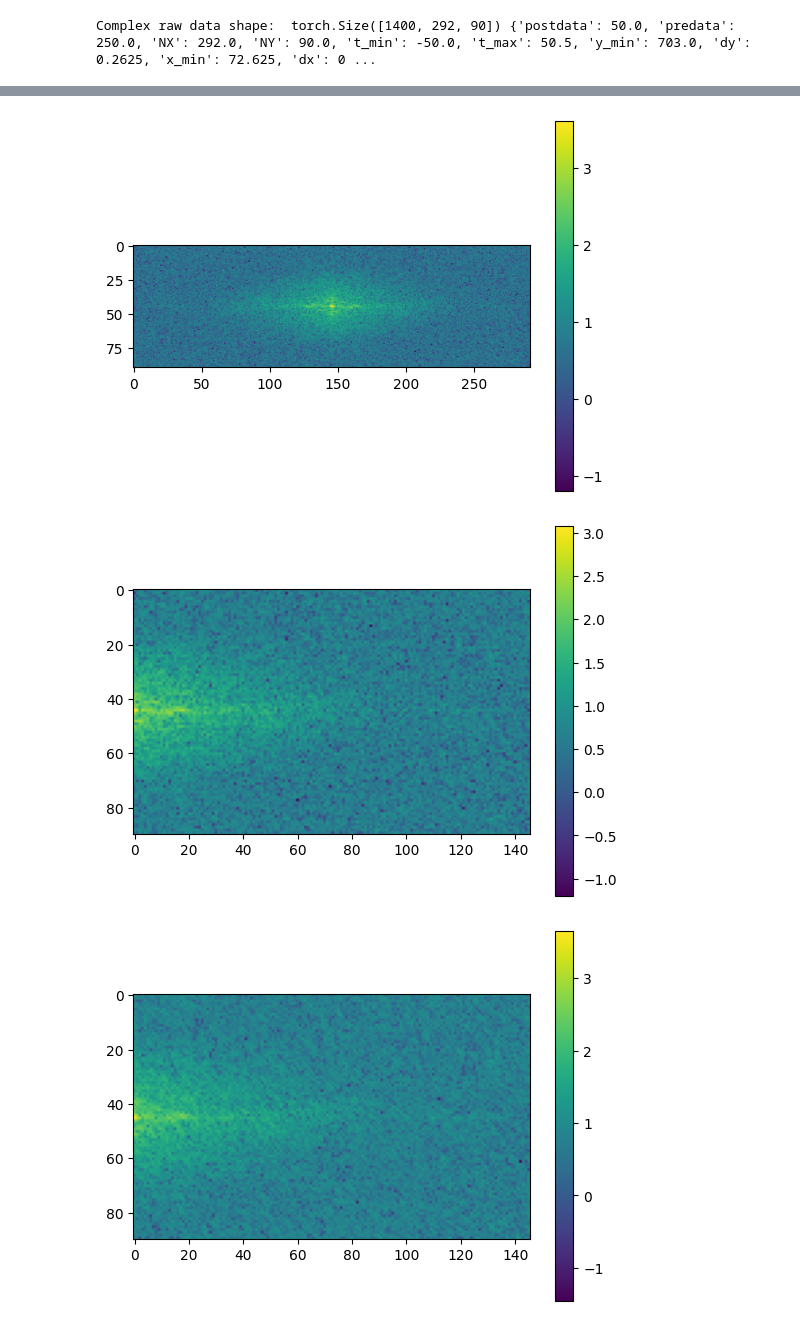
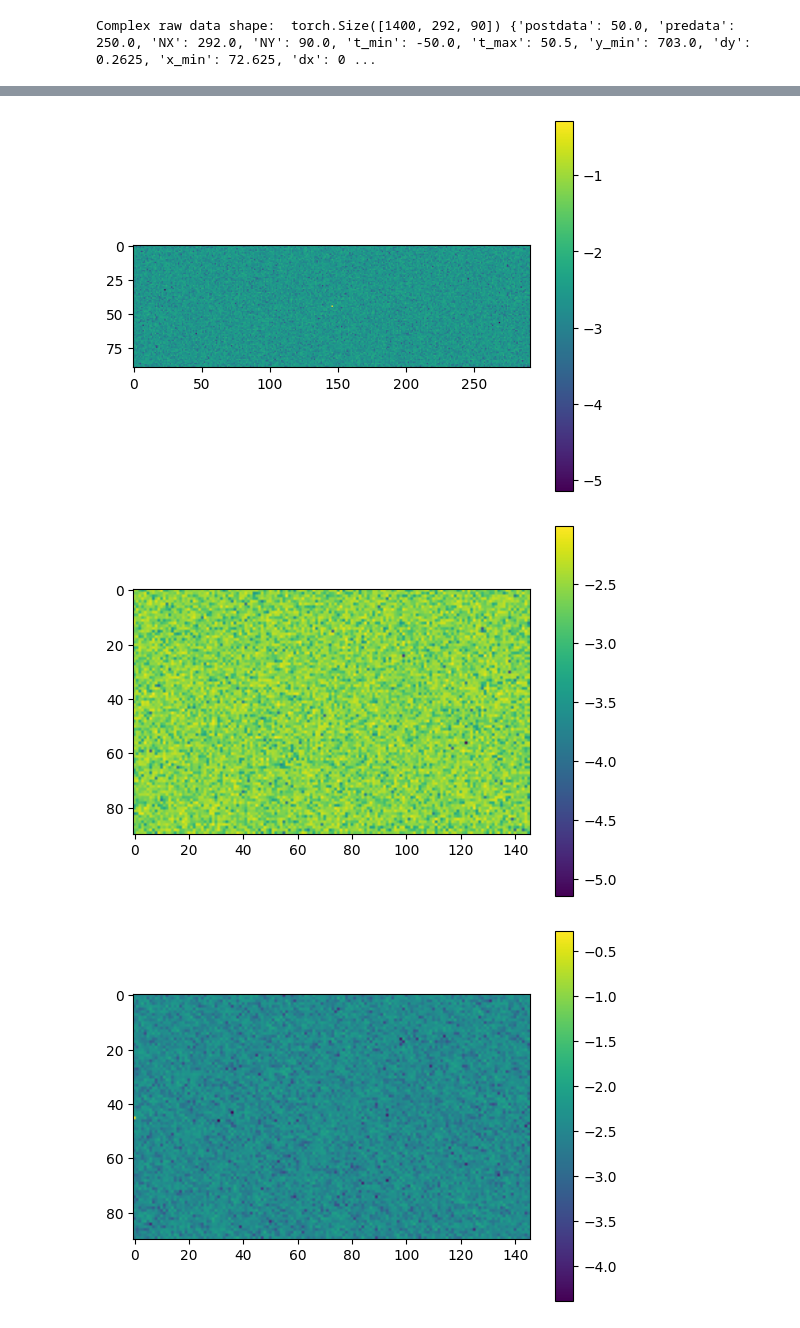
Before and after one commit to lilipper/Bachelorarbeit, a Jupyter notebook: THz/proves_rdf.ipynb, the cells around one changed output, grey strips where cells are left out. Cells and saved outputs as stored; diff of their text form; code cells hidden in the pictures.

```diff
--- a/THz/proves_rdf.ipynb
+++ b/THz/proves_rdf.ipynb
@@ -5,8 +5,7 @@ sys.path.insert(1, "src_code/")
 import process_rdf as prdf
 import torch
 # %%
-filename_mat = "/home/onofre/Dropbox/UIB/Internship_Siegen/Datasets/Thz_imaging/USAF_PCB_01_02625_750_G.mat"
-filename_mat = r"C:\Users\lgrli\Bachelorarbeit_VSC_Workspace\Bachelorarbeit\700GHz\700GHz\AMITIE_Tepex_WRC1331_5_Poren_UK_750GHz_0007.mat"
+filename_mat = r"D:\700GHz\mat_files\AMITIE_Tepex_104-RG600_750GHz\AMITIE_Tepex_104-RG600_750GHz_0001.mat"
 device = 'cpu'
 complex_raw_data, parameters = prdf.read_mat(filename_mat, device=device)
 print("Complex raw data shape: ", complex_raw_data.shape, parameters)
@@ -20,7 +19,7 @@ import matplotlib.pyplot as plt
 import skimage
 import numpy as np
 # Select layer of depth
-depth_layer = 701
+depth_layer = 1
 image_depth = torch.flipud(torch.pow(torch.abs(processed_data[depth_layer, ...]), 2)/max_val_abs).transpose(0, 1).detach().cpu().numpy()
 
 
@@ -28,7 +27,15 @@ plt.imshow(image_depth)
 plt.show()
 plt.imshow(10*np.log10( image_depth))
 
+depth_layer = 700
+image_depth = torch.flipud(torch.pow(torch.abs(processed_data[depth_layer, ...]), 2)/max_val_abs).transpose(0, 1).detach().cpu().numpy()
 
-skimage.io.imsave('USAF_images/image_z_' + str(depth_layer) + '.tiff', image_depth, plugin="tifffile", check_contrast=False)
+plt.show()
+plt.imshow(image_depth)
+plt.show()
+plt.imshow(10*np.log10( image_depth))
+
+
+#skimage.io.imsave('USAF_images/image_z_' + str(depth_layer) + '.tiff', image_depth, plugin="tifffile", check_contrast=False)
 #skimage.io.imsave('USAF_images/log_image_z_' + str(depth_layer) + '.tiff', 10*np.log10( image_depth), plugin="tifffile", check_contrast=False)
 # %% [output]
@@ -37,29 +47,29 @@ skimage.io.imsave('USAF_images/image_z_' + str(depth_layer) + '.tiff', image_dep
 # %%
-depth_layer = 701
+
 image_depth = torch.flipud(torch.pow(torch.abs(processed_data[depth_layer, ...]), 2)/max_val_abs).transpose(0, 1).detach().cpu()
 
 print(image_depth.shape)
 fft_image = torch.fft.fftshift(torch.fft.fft2(image_depth))
 plt.imshow(torch.log10(torch.abs(fft_image)))
 plt.colorbar()
 plt.show()
 
 half_fft = fft_image[:, :fft_image.shape[1]//2]
 rotated_half_fft = torch.rot90(half_fft, k=2, dims=(0, 1))
 plt.imshow(torch.log10(torch.abs(rotated_half_fft)))
 plt.colorbar()
 plt.show()
 
 
 diff = torch.abs(fft_image[:, -fft_image.shape[1]//2:] - rotated_half_fft)
 plt.imshow(torch.log10(torch.abs(diff)))
 plt.colorbar()
 plt.show()
 # %% [output]
 torch.Size([90, 292])
-[figure, old version]
+[figure, new version]
-[figure, old version]
+[figure, new version]
-[figure, old version]
+[figure, new version]
 # %%
 print(max_val_abs)
 # %% [output]
```
Also changed, not shown: parts of 2 cells of this notebook, 5 other files.
